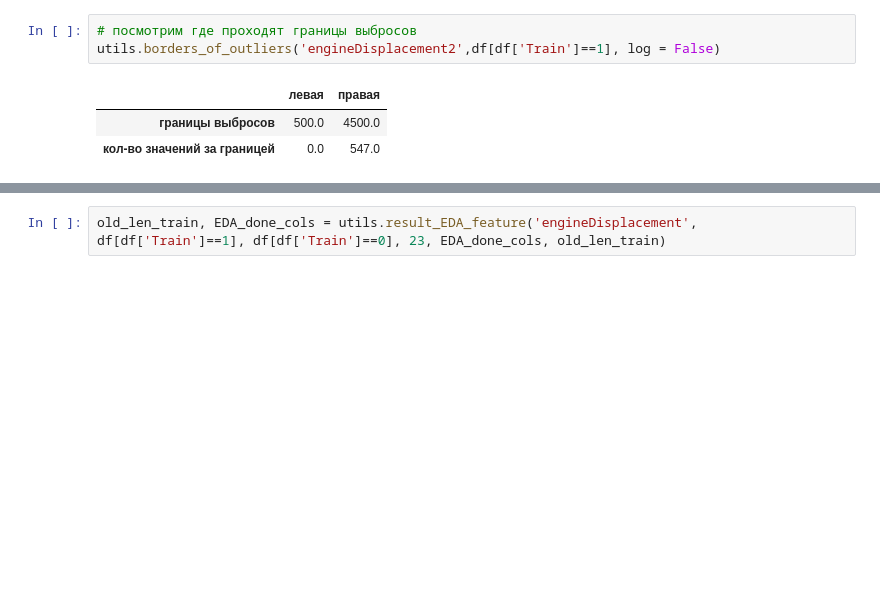
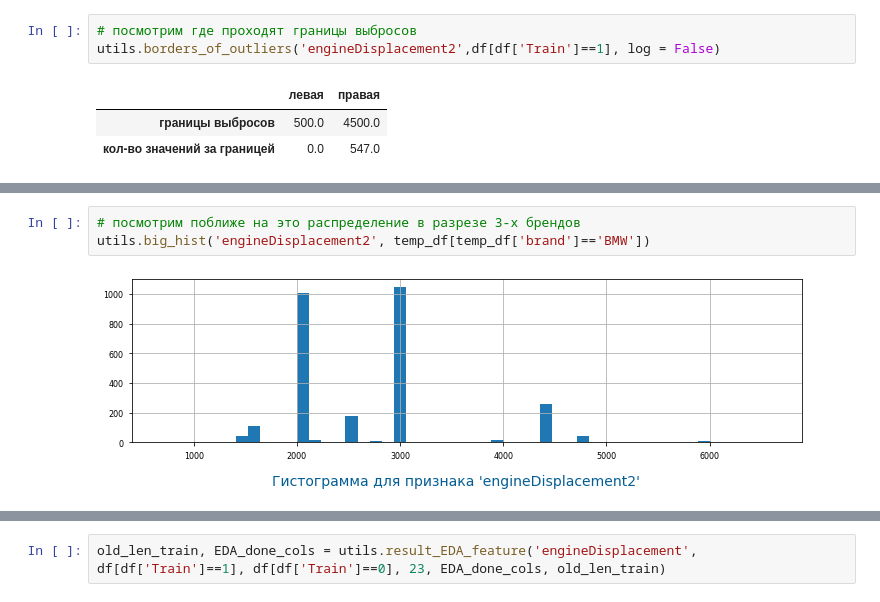
Before and after one commit to alex-sokolov2011/pet-projects, a Jupyter notebook: module_8/kaggle_rds8_Car_Price_prediction_Part2_Sokolov_EDA.ipynb, the cells around one changed output, grey strips where cells are left out. Saved outputs shown, nothing was run; the diff lists cells and outputs as text; blank space fills up the shorter version.

```diff
--- a/module_8/kaggle_rds8_Car_Price_prediction_Part2_Sokolov_EDA.ipynb
+++ b/module_8/kaggle_rds8_Car_Price_prediction_Part2_Sokolov_EDA.ipynb
@@ -593,0 +481,5 @@ plt.show()
+# %%
+# посмотрим поближе на это распределение в разрезе 3-х брендов
+utils.big_hist('engineDisplacement2', temp_df[temp_df['brand']=='BMW'])
+# %% [output]
+[figure, added]
```
Also changed, not shown: parts of 54 cells of this notebook.
